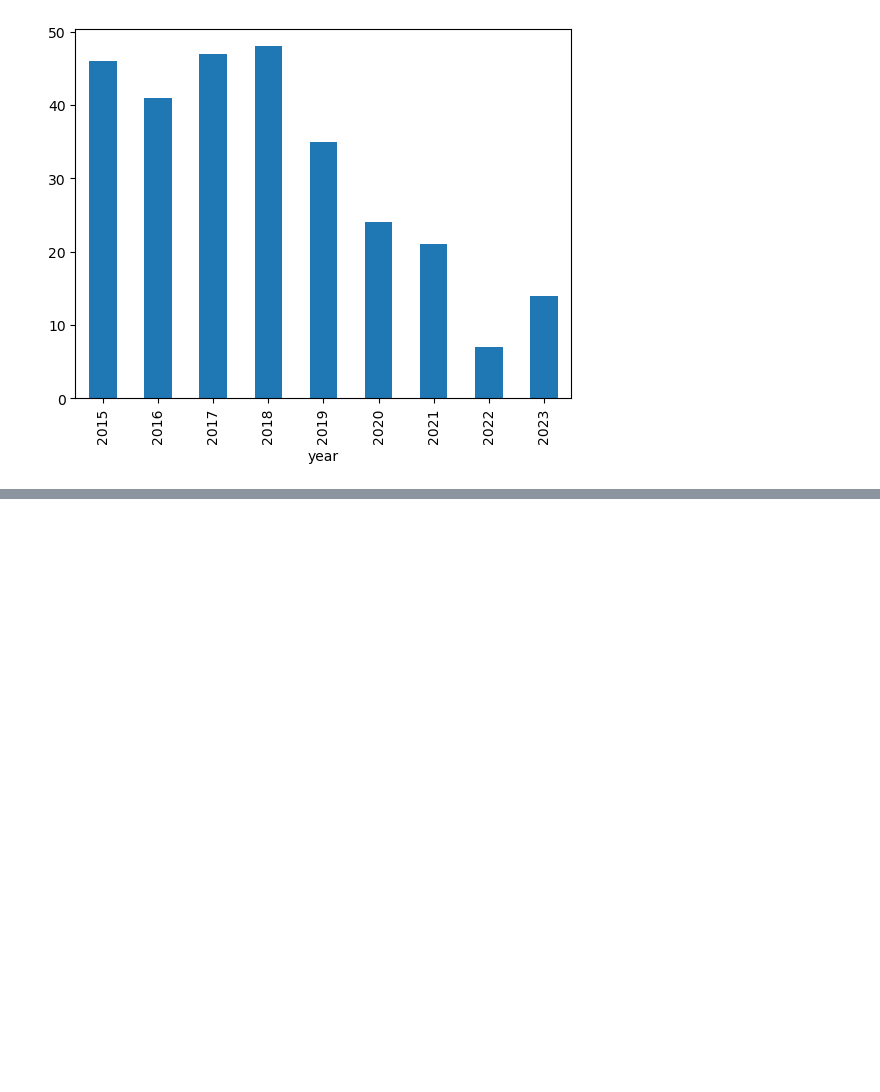
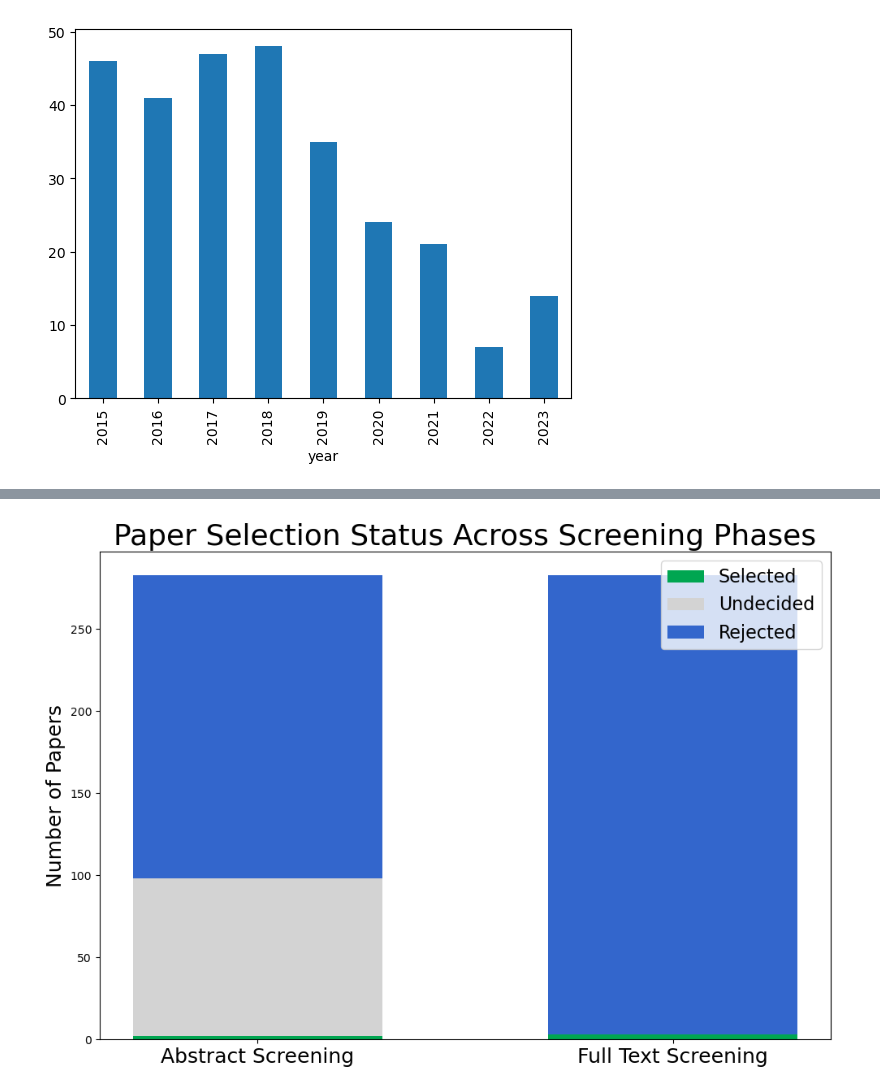
Before and after one commit to noleu/literature_study, a Jupyter notebook: literature_statiscal_analysis.ipynb, the cells around one changed output, grey strips where cells are left out. Drawn from its saved outputs; the diff is of its cells as text; code cells hidden in the pictures; blank space fills up the shorter version.

```diff
--- a/literature_statiscal_analysis.ipynb
+++ b/literature_statiscal_analysis.ipynb
@@ -105,3 +104,40 @@ plt.savefig('figs/paper_selection_statuses.png')
+# %%
+# Create plot
+fig, ax = plt.figure(figsize=(12, 8)), plt.subplot(111)
+colors = ['#00A651', '#D3D3D3', '#3366CC']  # Bright green, Light gray, Strong blue
+
+# For vertical stacking, we need to transpose the data
+# datasets_positions = range(len(datasets))
+datasets = ['Abstract Screening', 'Full Text Screening']
+datasets_positions = range(len(datasets))
+data.reverse()
+bottom = np.zeros(len(datasets))
+
+
+# Plot each status as a segment of the stacked bar
+bars = []
+for i, status in enumerate(all_statuses):
+    status_data = [d[i] for d in data]
+    bar = ax.bar(datasets_positions, status_data, bottom=bottom, color=colors[i], label=status, width=0.6)
+    bars.append(bar)
+    bottom += status_data
+
+# Customize plot
+ax.set_xticks(datasets_positions)
+ax.set_xticklabels(datasets, fontsize=18, rotation=0)
+ax.set_ylabel('Number of Papers', fontsize=18)
+ax.set_title('Paper Selection Status Across Screening Phases', fontsize=26)
+ax.legend(all_statuses, loc='upper right', fontsize=16)
+
+# Add counts as text on bars
+# for i, dataset_pos in enumerate(datasets_positions):
+#     total = sum(d[i] for d in data)
+#     ax.text(dataset_pos, total + 5, f'Total: {total}', ha='center', fontsize=16)
+
+plt.subplots_adjust(left=0.15, right=0.9, bottom=0.15, top=0.9)  # Adjust margins manually
+plt.savefig('figs/paper_selection_statuses_vertical.png', dpi=300, bbox_inches='tight')
+# %% [output]
+[figure, added]
 # %%
 # Analysis of most occurring authors
 def extract_authors(authors_str):
```
Also changed, not shown: parts of 2 cells of this notebook, 3 other files.
